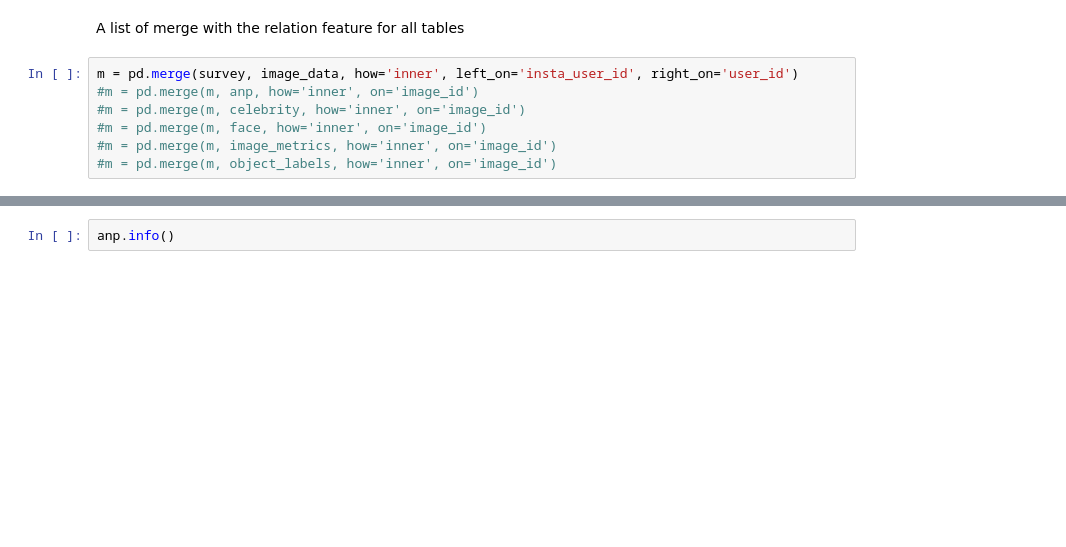
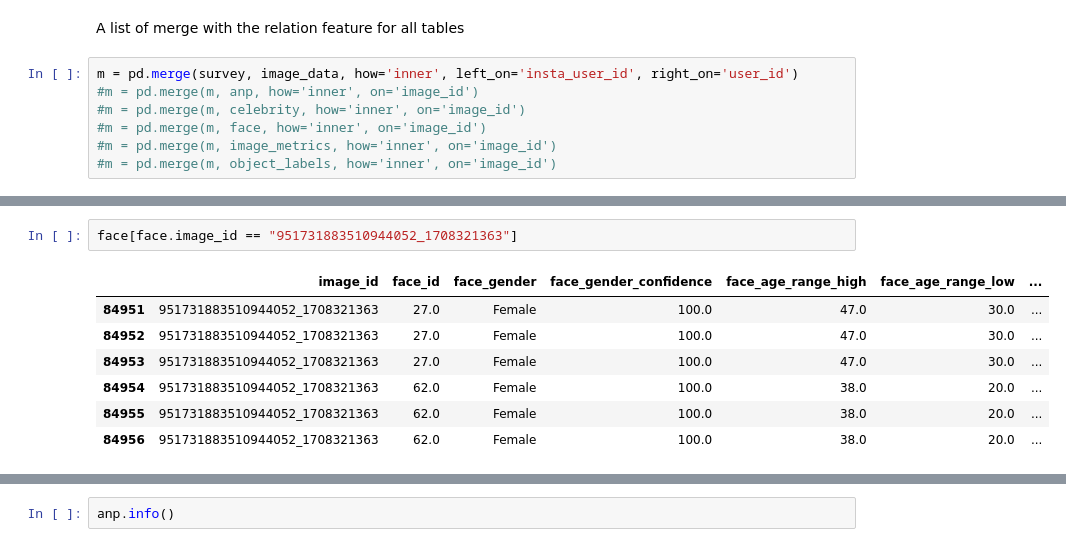
Before and after one commit to JeroenSchmidt/UvA-DSF-group, a Jupyter notebook: uc2/exploration_notebooks/xavi/exploration_on_the_datasets.ipynb, the cells around one changed output, grey strips where cells are left out. Drawn from its saved outputs; the diff is of its cells as text; blank space fills up the shorter version.

```diff
--- a/uc2/exploration_notebooks/xavi/exploration_on_the_datasets.ipynb
+++ b/uc2/exploration_notebooks/xavi/exploration_on_the_datasets.ipynb
@@ -23,0 +44,10 @@ m = pd.merge(survey, image_data, how='inner', left_on='insta_user_id', right_on=
+# %%
+face[face.image_id == "951731883510944052_1708321363"]
+# %% [output]
+|  | image_id | face_id | face_gender | face_gender_confidence | face_age_range_high | face_age_range_low | ... |
+| 84951 | 951731883510944052_1708321363 | 27.0 | Female | 100.0 | 47.0 | 30.0 | ... |
+| 84952 | 951731883510944052_1708321363 | 27.0 | Female | 100.0 | 47.0 | 30.0 | ... |
+| 84953 | 951731883510944052_1708321363 | 27.0 | Female | 100.0 | 47.0 | 30.0 | ... |
+| 84954 | 951731883510944052_1708321363 | 62.0 | Female | 100.0 | 38.0 | 20.0 | ... |
+| 84955 | 951731883510944052_1708321363 | 62.0 | Female | 100.0 | 38.0 | 20.0 | ... |
+| 84956 | 951731883510944052_1708321363 | 62.0 | Female | 100.0 | 38.0 | 20.0 | ... |
```
Also changed, not shown: parts of 7 cells of this notebook, 1 other file.
